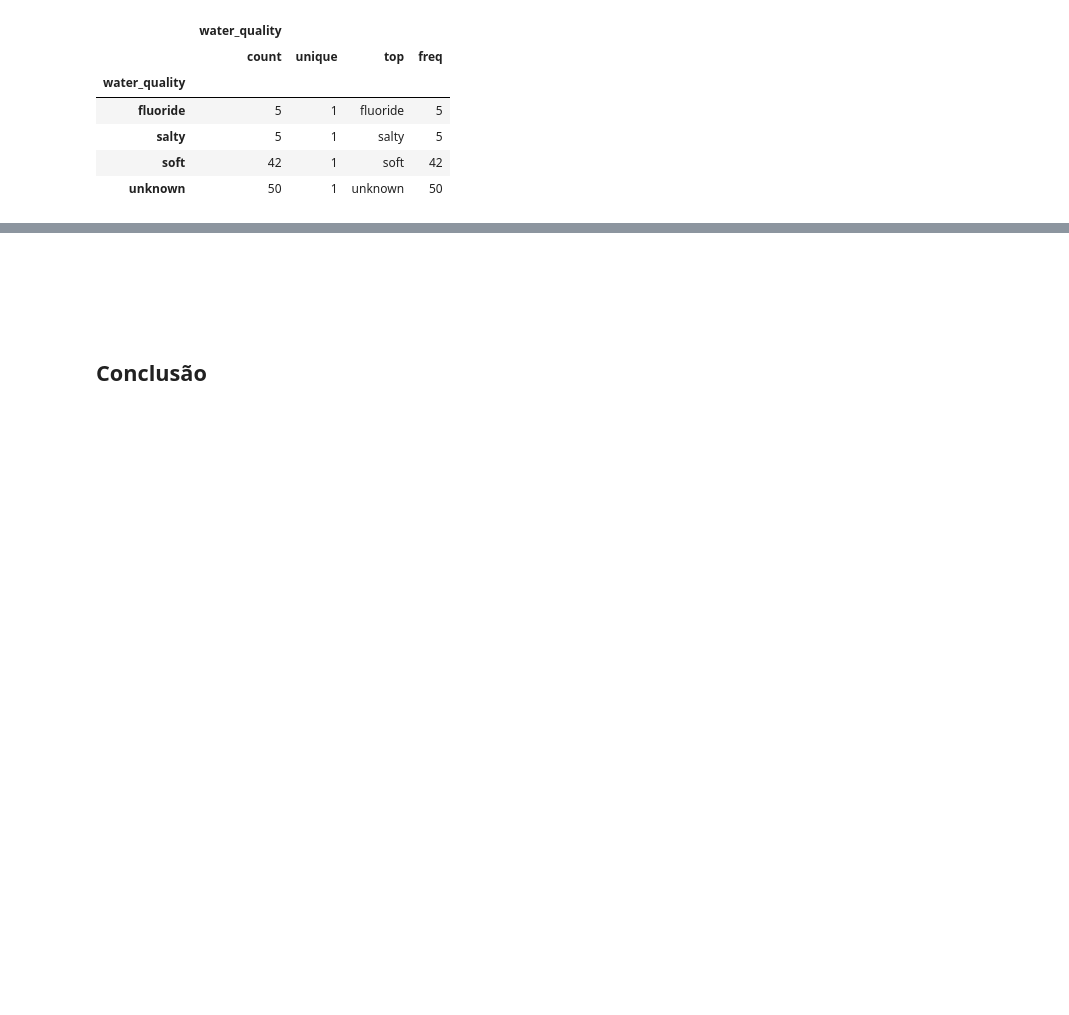
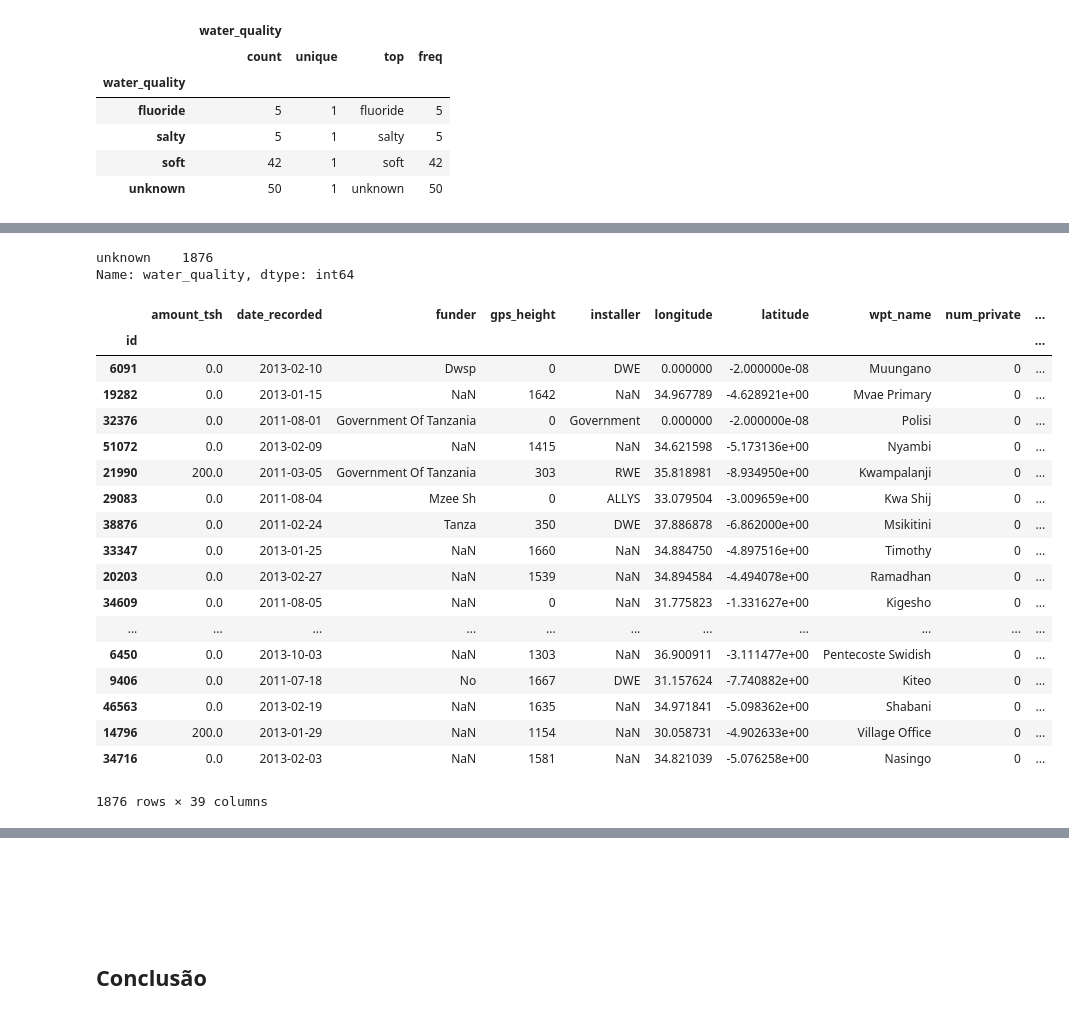
Before and after one commit to azabraao/IA-avaliacao-01, a Jupyter notebook: water-table.ipynb, the cells around one changed output, grey strips where cells are left out. Saved outputs shown, nothing was run; the diff lists cells and outputs as text; code cells hidden in the pictures; blank space fills up the shorter version.

```diff
--- a/water-table.ipynb
+++ b/water-table.ipynb
@@ -285,0 +302,30 @@ data[builtInOldestYear].groupby("water_quality")[["water_quality"]].describe()
+# %%
+qualityUnknown.value_counts()
+# %% [output]
+unknown    1876
+Name: water_quality, dtype: int64
+# %%
+### Filtro das aguas com qualidade desconhecida
+unknownQualityMask = data.water_quality == "unknown"
+unknownQuality = data[unknownQualityMask]
+unknownQuality
+# %% [output]
+|  | amount_tsh | date_recorded | funder | gps_height | installer | longitude | latitude | wpt_name | num_private | ... |
+| id |  |  |  |  |  |  |  |  |  | ... |
+| 6091 | 0.0 | 2013-02-10 | Dwsp | 0 | DWE | 0.000000 | -2.000000e-08 | Muungano | 0 | ... |
+| 19282 | 0.0 | 2013-01-15 | NaN | 1642 | NaN | 34.967789 | -4.628921e+00 | Mvae Primary | 0 | ... |
+| 32376 | 0.0 | 2011-08-01 | Government Of Tanzania | 0 | Government | 0.000000 | -2.000000e-08 | Polisi | 0 | ... |
+| 51072 | 0.0 | 2013-02-09 | NaN | 1415 | NaN | 34.621598 | -5.173136e+00 | Nyambi | 0 | ... |
+| 21990 | 200.0 | 2011-03-05 | Government Of Tanzania | 303 | RWE | 35.818981 | -8.934950e+00 | Kwampalanji | 0 | ... |
+| 29083 | 0.0 | 2011-08-04 | Mzee Sh | 0 | ALLYS | 33.079504 | -3.009659e+00 | Kwa Shij | 0 | ... |
+| 38876 | 0.0 | 2011-02-24 | Tanza | 350 | DWE | 37.886878 | -6.862000e+00 | Msikitini | 0 | ... |
+| 33347 | 0.0 | 2013-01-25 | NaN | 1660 | NaN | 34.884750 | -4.897516e+00 | Timothy | 0 | ... |
+| 20203 | 0.0 | 2013-02-27 | NaN | 1539 | NaN | 34.894584 | -4.494078e+00 | Ramadhan | 0 | ... |
+| 34609 | 0.0 | 2011-08-05 | NaN | 0 | NaN | 31.775823 | -1.331627e+00 | Kigesho | 0 | ... |
+| ... | ... | ... | ... | ... | ... | ... | ... | ... | ... | ... |
+| 6450 | 0.0 | 2013-10-03 | NaN | 1303 | NaN | 36.900911 | -3.111477e+00 | Pentecoste Swidish | 0 | ... |
+| 9406 | 0.0 | 2011-07-18 | No | 1667 | DWE | 31.157624 | -7.740882e+00 | Kiteo | 0 | ... |
+| 46563 | 0.0 | 2013-02-19 | NaN | 1635 | NaN | 34.971841 | -5.098362e+00 | Shabani | 0 | ... |
+| 14796 | 200.0 | 2013-01-29 | NaN | 1154 | NaN | 30.058731 | -4.902633e+00 | Village Office | 0 | ... |
+| 34716 | 0.0 | 2013-02-03 | NaN | 1581 | NaN | 34.821039 | -5.076258e+00 | Nasingo | 0 | ... |
+1876 rows × 39 columns
```
Also changed, not shown: parts of 8 cells of this notebook.
